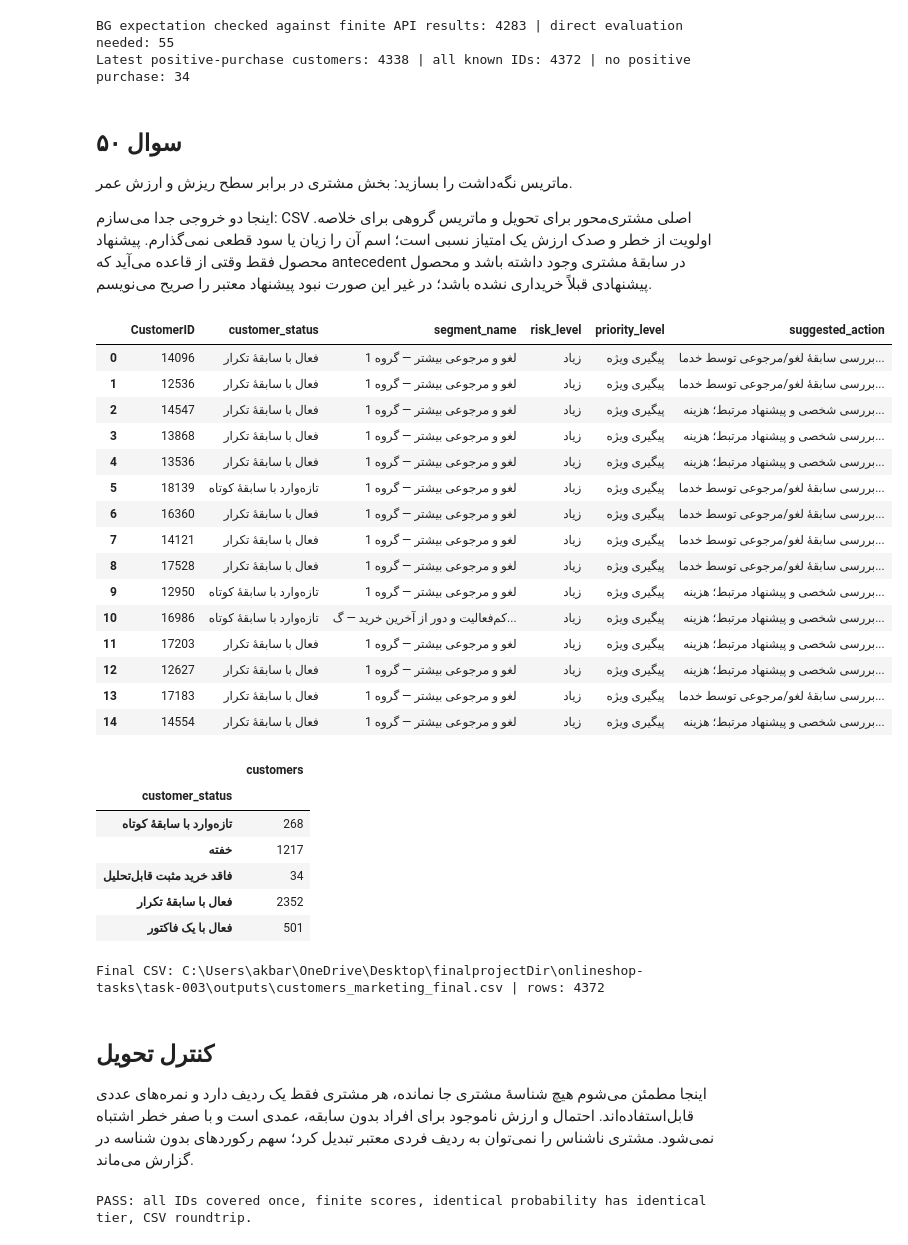
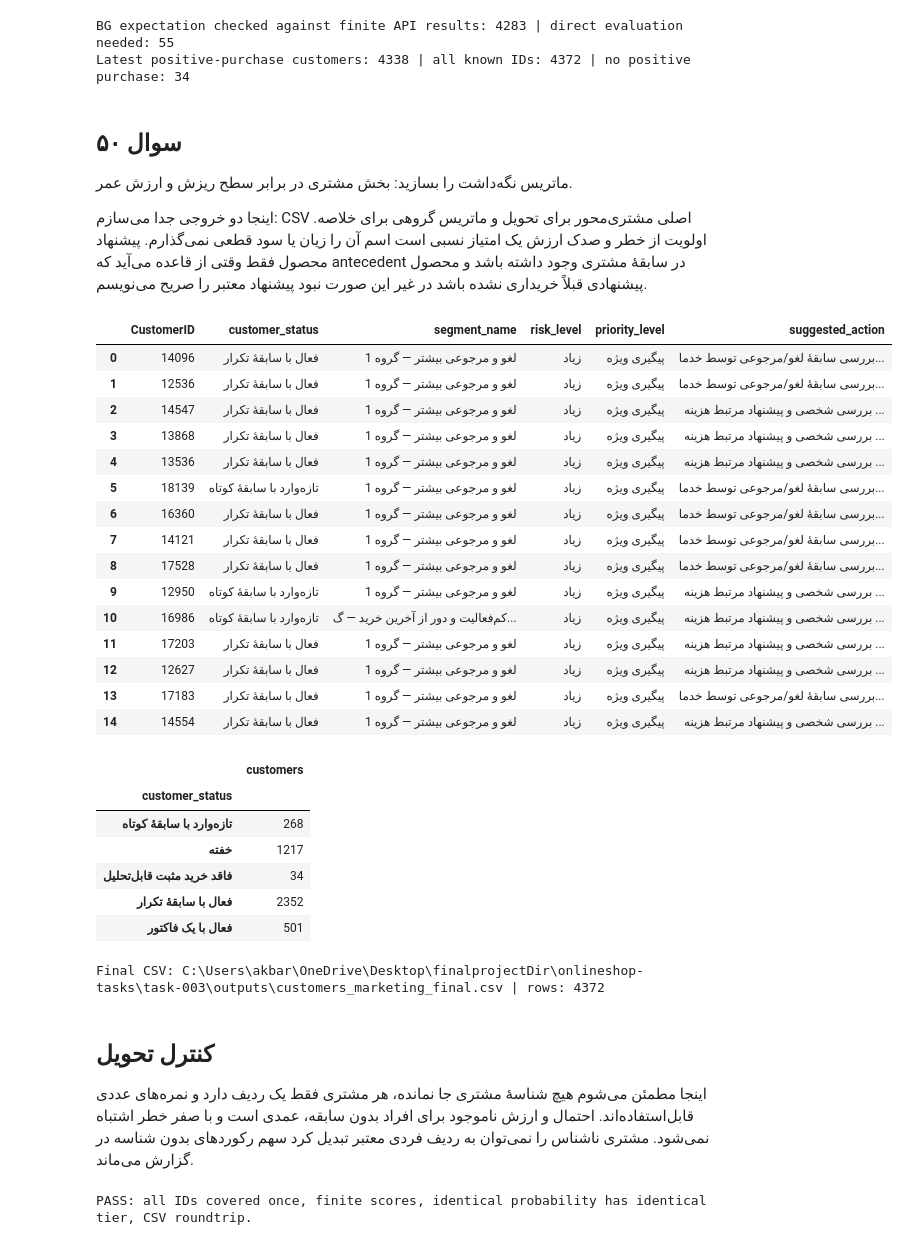
Before and after one commit to moonyroy/onlineshop-tasks, a Jupyter notebook: task-003/task003_modeling_complete.ipynb, the cells around one changed output. Drawn from its saved outputs; the diff is of its cells as text; code cells hidden in the pictures.

```diff
--- a/task-003/task003_modeling_complete.ipynb
+++ b/task-003/task003_modeling_complete.ipynb
@@ -903,7 +903,7 @@ Latest positive-purchase customers: 4338 | all known IDs: 4372 | no positive pur
 
 ماتریس نگه‌داشت را بسازید: بخش مشتری در برابر سطح ریزش و ارزش عمر.
 
-اینجا دو خروجی جدا می‌سازم: CSV اصلی مشتری‌محور برای تحویل و ماتریس گروهی برای خلاصه. اولویت از خطر و صدک ارزش یک امتیاز نسبی است؛ اسم آن را زیان یا سود قطعی نمی‌گذارم. پیشنهاد محصول فقط وقتی از قاعده می‌آید که antecedent در سابقهٔ مشتری وجود داشته باشد و محصول پیشنهادی قبلاً خریداری نشده باشد؛ در غیر این صورت نبود پیشنهاد معتبر را صریح می‌نویسم.
+اینجا دو خروجی جدا می‌سازم: CSV اصلی مشتری‌محور برای تحویل و ماتریس گروهی برای خلاصه. اولویت از خطر و صدک ارزش یک امتیاز نسبی است اسم آن را زیان یا سود قطعی نمی‌گذارم. پیشنهاد محصول فقط وقتی از قاعده می‌آید که antecedent در سابقهٔ مشتری وجود داشته باشد و محصول پیشنهادی قبلاً خریداری نشده باشد در غیر این صورت نبود پیشنهاد معتبر را صریح می‌نویسم.
 # %%
 seen=positive[positive.IsProductCode==1].groupby('CustomerID').StockCode.agg(set).to_dict()
 def offer_for(cid,sid):
@@ -919,68 +919,68 @@ def offer_for(cid,sid):
 offers=[offer_for(cid,sid) for cid,sid in zip(latest.index,latest.segment_id)]
 latest[['recommended_product_code','recommended_product_name','offer_basis']]=pd.DataFrame(offers,index=latest.index)
 latest['customer_status']=np.where(~latest.eligible,'خفته',np.where(latest.obs_tenure<30,'تازه‌وارد با سابقهٔ کوتاه',np.where(latest.is_one_time_obs==1,'فعال با یک فاکتور','فعال با سابقهٔ تکرار')))
-latest['risk_reason']=[f'آخرین خرید {int(r.obs_recency)} روز قبل؛ {int(r.obs_invoices)} فاکتور؛ نسبت ردیف مرجوعی {r.return_rate:.1%}. این‌ها نشانه‌اند، نه علت قطعی.' for _,r in latest.iterrows()]
+latest['risk_reason']=[f'آخرین خرید {int(r.obs_recency)} روز قبل {int(r.obs_invoices)} فاکتور نسبت ردیف مرجوعی {r.return_rate:.1%}. این‌ها نشانه‌اند، نه علت قطعی.' for _,r in latest.iterrows()]
 latest['value_percentile']=latest.expected_revenue_100d.rank(pct=True)
 latest['priority_score']=latest.risk_probability*(.5+.5*latest.value_percentile)
 latest['priority_level']='بازگشت مشتری خفته'
 for label in RISK_LABELS:latest.loc[latest.eligible & latest.risk_level.eq(label),'priority_level']={'بسیار کم':'پایش','کم':'پایش','متوسط':'پیگیری معمولی','زیاد':'پیگیری بالا','بسیار زیاد':'پیگیری بالا'}[label]
 latest.loc[latest.eligible & latest.risk_probability.ge(.6) & latest.value_percentile.ge(.75),'priority_level']='پیگیری ویژه'
 def action(row):
-    if not row.eligible:return 'بررسی برای کمپین بازگشت؛ خارج از امتیاز پیشگیری'
-    if row.cancel_rate>.12:return 'بررسی سابقهٔ لغو/مرجوعی توسط خدمات مشتری؛ بدون فرض علت قطعی'
-    if row.priority_level=='پیگیری ویژه':return 'بررسی شخصی و پیشنهاد مرتبط؛ هزینه و کانال نیازمند بررسی تیم بازاریابی'
+    if not row.eligible:return 'بررسی برای کمپین بازگشت خارج از امتیاز پیشگیری'
+    if row.cancel_rate>.12:return 'بررسی سابقهٔ لغو/مرجوعی توسط خدمات مشتری بدون فرض علت قطعی'
+    if row.priority_level=='پیگیری ویژه':return 'بررسی شخصی و پیشنهاد مرتبط هزینه و کانال نیازمند بررسی تیم بازاریابی'
     if row.risk_probability>=.4:return 'یادآوری کم‌هزینه و بررسی پیشنهاد محصول مرتبط'
-    return 'حفظ ارتباط معمول؛ بدون پیشنهاد پرهزینهٔ خودکار'
+    return 'حفظ ارتباط معمول بدون پیشنهاد پرهزینهٔ خودکار'
 latest['suggested_action']=latest.apply(action,axis=1)
-latest['scoring_warning']='انتقال مدل اوت به دسامبر؛ آیندهٔ پس از این تاریخ مشاهده نشده؛ پیشنهادها فرضیه‌اند'
-if not cart_advantage:latest['scoring_warning']+='؛ CART در آزمون از Recency بهتر نبود'
-if not value_supported:latest['scoring_warning']+='؛ ارزش آینده از baseline در هر دو پیامد بهتر نبود'
-latest.loc[latest.obs_tenure<30,'scoring_warning']+='؛ سابقهٔ کمتر از ۳۰ روز'
+latest['scoring_warning']='انتقال مدل اوت به دسامبر آیندهٔ پس از این تاریخ مشاهده نشده پیشنهادها فرضیه‌اند'
+if not cart_advantage:latest['scoring_warning']+=' CART در آزمون از Recency بهتر نبود'
+if not value_supported:latest['scoring_warning']+=' ارزش آینده از baseline در هر دو پیامد بهتر نبود'
+latest.loc[latest.obs_tenure<30,'scoring_warning']+=' سابقهٔ کمتر از ۳۰ روز'
 latest['value_warning']=np.where(latest.value_basis.eq('population_prior'),'مبلغ بر اساس میانگین جمعیتی مدل، نه سابقهٔ تکراری فرد','برآورد احتمالی با سابقهٔ تکرار')
-latest['value_warning']+='؛ پارامتر a در BG/NBD نزدیک کران عددی؛ برآورد خرید نیازمند احتیاط'
+latest['value_warning']+=' پارامتر a در BG/NBD نزدیک کران عددی برآورد خرید نیازمند احتیاط'
 result=pd.DataFrame(index=all_ids).join(latest,validate='one_to_one')
 missing=result.obs_invoices.isna()
 result.loc[missing,'customer_status']='فاقد خرید مثبت قابل‌تحلیل'
 result.loc[missing,'risk_level']='قابل‌امتیازدهی نیست'
 result.loc[missing,'segment_name']='سابقهٔ مثبت کافی برای خوشه‌بندی ندارد'
 result.loc[missing,'priority_level']='بازبینی داده'
-result.loc[missing,'suggested_action']='بررسی اسناد برگشت/اصلاح؛ احتمال خطر ساختگی محاسبه نشده'
+result.loc[missing,'suggested_action']='بررسی اسناد برگشت/اصلاح احتمال خطر ساختگی محاسبه نشده'
 result.loc[missing,'risk_reason']='در فایل برای این شناسه خرید مثبت واجد شرایط وجود ندارد'
 result.loc[missing,'offer_basis']='insufficient_history'
-result.loc[missing,'scoring_warning']='بدون سابقهٔ خرید مثبت؛ ویژگی و احتمال ناموجود عمدی است'
+result.loc[missing,'scoring_warning']='بدون سابقهٔ خرید مثبت ویژگی و احتمال ناموجود عمدی است'
 result['snapshot_date']=raw_end.isoformat(sep=' ')
 result['risk_horizon_days']=HORIZON
 result['target_definition']='توقف خرید یا افت طبق قرارداد برچسب مرحلهٔ ۰۰۲'
 result['anomaly_review']=result.anomaly_review.fillna(False).astype(bool)
 result['priority_rank']=result.priority_score.rank(ascending=False,method='min').astype('Int64')
 columns=['snapshot_date','risk_horizon_days','customer_status','Country','segment_id','segment_name','risk_probability','risk_level','risk_reason','obs_invoices','obs_spend','obs_recency','obs_tenure','cancel_rate','return_rate','anomaly_score','anomaly_review','expected_purchase_days_100d','expected_daily_basket_value','expected_revenue_100d','p_alive','value_basis','value_warning','priority_score','priority_rank','priority_level','suggested_action','recommended_product_code','recommended_product_name','offer_basis','target_definition','scoring_warning']
 result=result[columns].reset_index()
 result['CustomerID']=result.CustomerID.astype(int)
 result=result.sort_values(['priority_rank','CustomerID'],na_position='last').reset_index(drop=True)
 CSV_PATH=OUT/'customers_marketing_final.csv'
 result.to_csv(CSV_PATH,index=False,encoding='utf-8-sig')
 retention=result.groupby(['customer_status','segment_name','risk_level'],dropna=False).agg(customers=('CustomerID','size'),mean_risk=('risk_probability','mean'),mean_expected_revenue=('expected_revenue_100d','mean')).reset_index()
 retention.to_csv(OUT/'retention_matrix.csv',index=False,encoding='utf-8-sig')
 display(result[['CustomerID','customer_status','segment_name','risk_level','priority_level','suggested_action']].head(15))
 display(result.groupby('customer_status').size().to_frame('customers'))
 print('Final CSV:',CSV_PATH.resolve(),'| rows:',len(result))
 # %% [output]
 |  | CustomerID | customer_status | segment_name | risk_level | priority_level | suggested_action |
 | 0 | 14096 | فعال با سابقهٔ تکرار | لغو و مرجوعی بیشتر — گروه 1 | زیاد | پیگیری ویژه | بررسی سابقهٔ لغو/مرجوعی توسط خدما... |
 | 1 | 12536 | فعال با سابقهٔ تکرار | لغو و مرجوعی بیشتر — گروه 1 | زیاد | پیگیری ویژه | بررسی سابقهٔ لغو/مرجوعی توسط خدما... |
-| 2 | 14547 | فعال با سابقهٔ تکرار | لغو و مرجوعی بیشتر — گروه 1 | زیاد | پیگیری ویژه | بررسی شخصی و پیشنهاد مرتبط؛ هزینه... |
-| 3 | 13868 | فعال با سابقهٔ تکرار | لغو و مرجوعی بیشتر — گروه 1 | زیاد | پیگیری ویژه | بررسی شخصی و پیشنهاد مرتبط؛ هزینه... |
-| 4 | 13536 | فعال با سابقهٔ تکرار | لغو و مرجوعی بیشتر — گروه 1 | زیاد | پیگیری ویژه | بررسی شخصی و پیشنهاد مرتبط؛ هزینه... |
+| 2 | 14547 | فعال با سابقهٔ تکرار | لغو و مرجوعی بیشتر — گروه 1 | زیاد | پیگیری ویژه | بررسی شخصی و پیشنهاد مرتبط هزینه ... |
+| 3 | 13868 | فعال با سابقهٔ تکرار | لغو و مرجوعی بیشتر — گروه 1 | زیاد | پیگیری ویژه | بررسی شخصی و پیشنهاد مرتبط هزینه ... |
+| 4 | 13536 | فعال با سابقهٔ تکرار | لغو و مرجوعی بیشتر — گروه 1 | زیاد | پیگیری ویژه | بررسی شخصی و پیشنهاد مرتبط هزینه ... |
 | 5 | 18139 | تازه‌وارد با سابقهٔ کوتاه | لغو و مرجوعی بیشتر — گروه 1 | زیاد | پیگیری ویژه | بررسی سابقهٔ لغو/مرجوعی توسط خدما... |
 | 6 | 16360 | فعال با سابقهٔ تکرار | لغو و مرجوعی بیشتر — گروه 1 | زیاد | پیگیری ویژه | بررسی سابقهٔ لغو/مرجوعی توسط خدما... |
 | 7 | 14121 | فعال با سابقهٔ تکرار | لغو و مرجوعی بیشتر — گروه 1 | زیاد | پیگیری ویژه | بررسی سابقهٔ لغو/مرجوعی توسط خدما... |
 | 8 | 17528 | فعال با سابقهٔ تکرار | لغو و مرجوعی بیشتر — گروه 1 | زیاد | پیگیری ویژه | بررسی سابقهٔ لغو/مرجوعی توسط خدما... |
-| 9 | 12950 | تازه‌وارد با سابقهٔ کوتاه | لغو و مرجوعی بیشتر — گروه 1 | زیاد | پیگیری ویژه | بررسی شخصی و پیشنهاد مرتبط؛ هزینه... |
-| 10 | 16986 | تازه‌وارد با سابقهٔ کوتاه | کم‌فعالیت و دور از آخرین خرید — گ... | زیاد | پیگیری ویژه | بررسی شخصی و پیشنهاد مرتبط؛ هزینه... |
-| 11 | 17203 | فعال با سابقهٔ تکرار | لغو و مرجوعی بیشتر — گروه 1 | زیاد | پیگیری ویژه | بررسی شخصی و پیشنهاد مرتبط؛ هزینه... |
-| 12 | 12627 | فعال با سابقهٔ تکرار | لغو و مرجوعی بیشتر — گروه 1 | زیاد | پیگیری ویژه | بررسی شخصی و پیشنهاد مرتبط؛ هزینه... |
+| 9 | 12950 | تازه‌وارد با سابقهٔ کوتاه | لغو و مرجوعی بیشتر — گروه 1 | زیاد | پیگیری ویژه | بررسی شخصی و پیشنهاد مرتبط هزینه ... |
+| 10 | 16986 | تازه‌وارد با سابقهٔ کوتاه | کم‌فعالیت و دور از آخرین خرید — گ... | زیاد | پیگیری ویژه | بررسی شخصی و پیشنهاد مرتبط هزینه ... |
+| 11 | 17203 | فعال با سابقهٔ تکرار | لغو و مرجوعی بیشتر — گروه 1 | زیاد | پیگیری ویژه | بررسی شخصی و پیشنهاد مرتبط هزینه ... |
+| 12 | 12627 | فعال با سابقهٔ تکرار | لغو و مرجوعی بیشتر — گروه 1 | زیاد | پیگیری ویژه | بررسی شخصی و پیشنهاد مرتبط هزینه ... |
 | 13 | 17183 | فعال با سابقهٔ تکرار | لغو و مرجوعی بیشتر — گروه 1 | زیاد | پیگیری ویژه | بررسی سابقهٔ لغو/مرجوعی توسط خدما... |
-| 14 | 14554 | فعال با سابقهٔ تکرار | لغو و مرجوعی بیشتر — گروه 1 | زیاد | پیگیری ویژه | بررسی شخصی و پیشنهاد مرتبط؛ هزینه... |
+| 14 | 14554 | فعال با سابقهٔ تکرار | لغو و مرجوعی بیشتر — گروه 1 | زیاد | پیگیری ویژه | بررسی شخصی و پیشنهاد مرتبط هزینه ... |
 |  | customers |
 | customer_status |  |
 | تازه‌وارد با سابقهٔ کوتاه | 268 |
@@ -992,7 +992,7 @@ Final CSV: C:\Users\akbar\OneDrive\Desktop\finalprojectDir\onlineshop-tasks\task
 # %% [markdown]
 ## کنترل تحویل
 
-اینجا مطمئن می‌شوم هیچ شناسهٔ مشتری جا نمانده، هر مشتری فقط یک ردیف دارد و نمره‌های عددی قابل‌استفاده‌اند. احتمال و ارزش ناموجود برای افراد بدون سابقه، عمدی است و با صفر خطر اشتباه نمی‌شود. مشتری ناشناس را نمی‌توان به ردیف فردی معتبر تبدیل کرد؛ سهم رکوردهای بدون شناسه در گزارش می‌ماند.
+اینجا مطمئن می‌شوم هیچ شناسهٔ مشتری جا نمانده، هر مشتری فقط یک ردیف دارد و نمره‌های عددی قابل‌استفاده‌اند. احتمال و ارزش ناموجود برای افراد بدون سابقه، عمدی است و با صفر خطر اشتباه نمی‌شود. مشتری ناشناس را نمی‌توان به ردیف فردی معتبر تبدیل کرد سهم رکوردهای بدون شناسه در گزارش می‌ماند.
 # %%
 assert result.CustomerID.is_unique and set(result.CustomerID)==set(all_ids)
 assert result[['customer_status','risk_level','segment_name','suggested_action','scoring_warning']].notna().all().all()
```
Also changed, not shown: parts of 36 cells of this notebook, 7 other files.
